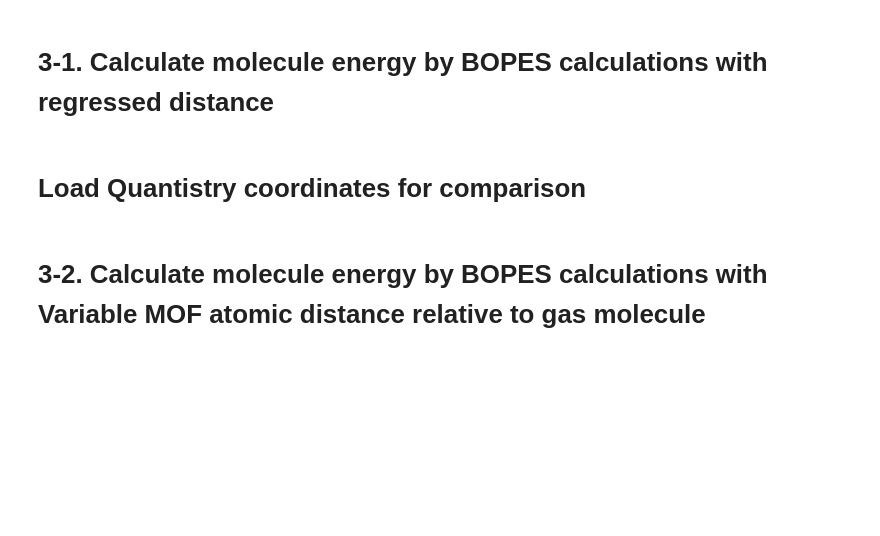
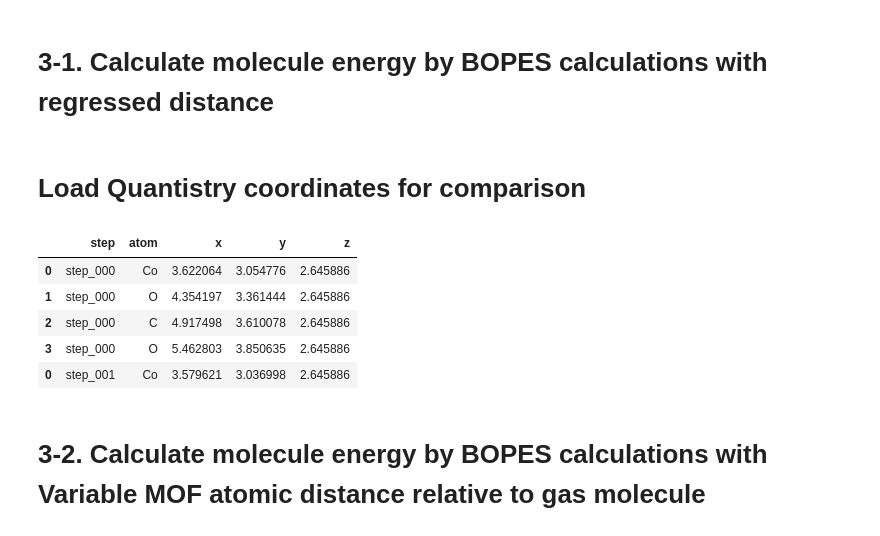
Before and after one commit to buttercutter/quantum-climate-challenge-2023, a Jupyter notebook: notebooks/deloitte_2023_quantux.ipynb, the cells around one changed output. Cells and saved outputs as stored; diff of their text form; code cells hidden in the pictures; blank space fills up the shorter version.

Commit message:
unit conversion to ångstrom from bohr

```diff
--- a/notebooks/deloitte_2023_quantux.ipynb
+++ b/notebooks/deloitte_2023_quantux.ipynb
@@ -978,11 +978,24 @@ def get_coord(zip_file):
 
             final = pd.concat([new_df0, new_df1, out], axis = 1)
             final.columns = ['step', 'atom', 'x', 'y', 'z']
+            bohr2ang = 0.52917721092
+            final[['x', 'y', 'z']] = final[['x', 'y', 'z']].astype(float) * bohr2ang
             all_res.append(final)
 
         f.close()
 
     return pd.concat(all_res)
+# %%
+#testing the function get_coord after converting the units to angstrom
+df = get_coord(pth + r'/Co2_CO2.zip')
+df.head()
+# %% [output]
+|  | step | atom | x | y | z |
+| 0 | step_000 | Co | 3.622064 | 3.054776 | 2.645886 |
+| 1 | step_000 | O | 4.354197 | 3.361444 | 2.645886 |
+| 2 | step_000 | C | 4.917498 | 3.610078 | 2.645886 |
+| 3 | step_000 | O | 5.462803 | 3.850635 | 2.645886 |
+| 0 | step_001 | Co | 3.579621 | 3.036998 | 2.645886 |
 # %%
 def getCoordinate(data, step, size):
     mol_start = step*size
```
